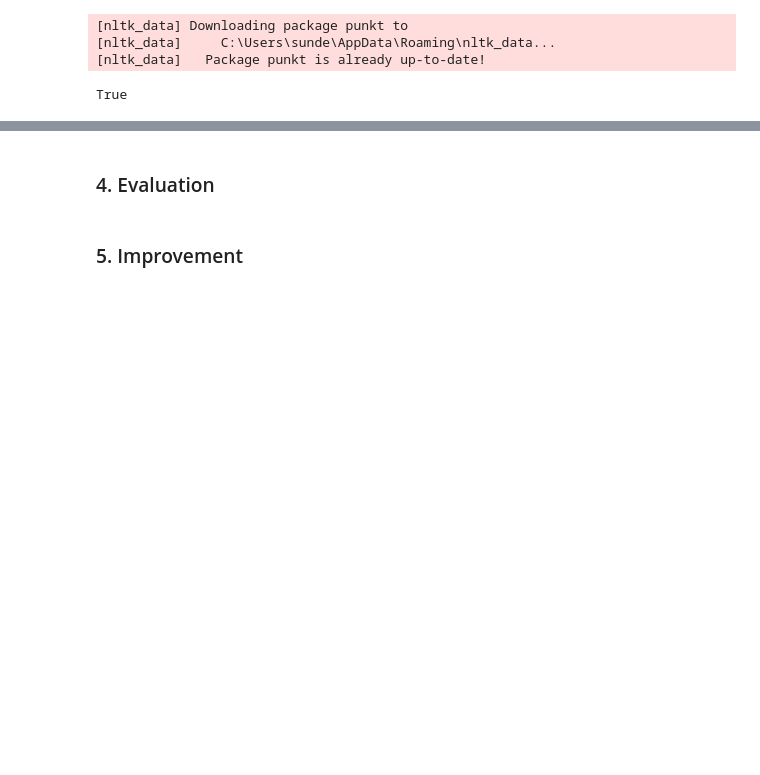
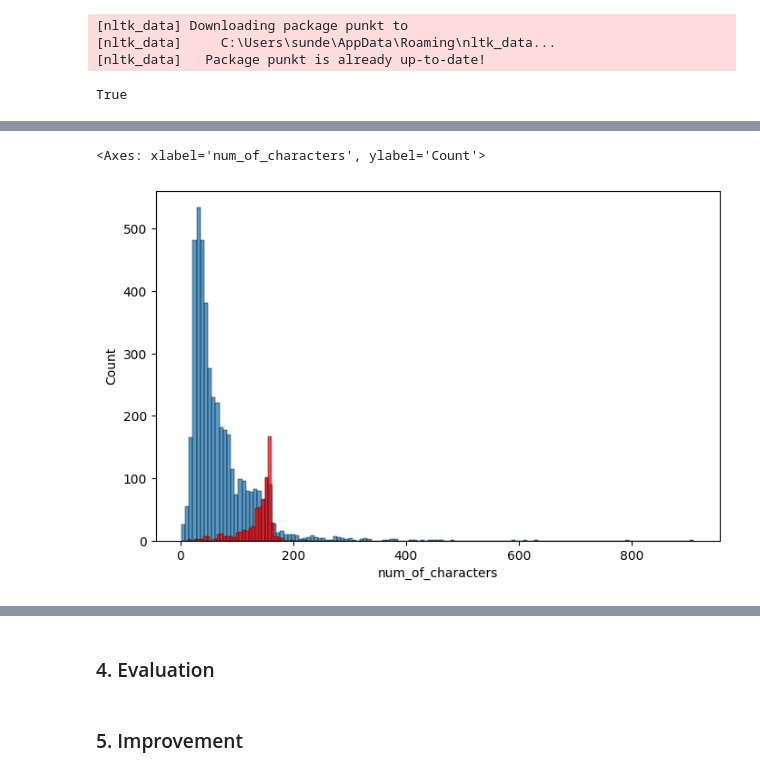
Before and after one commit to SundeepChaluvadi/Email-Spam-Classifier, a Jupyter notebook: Analysis.ipynb, the cells around one changed output, grey strips where cells are left out. Saved outputs shown, nothing was run; the diff lists cells and outputs as text; code cells hidden in the pictures; blank space fills up the shorter version.

```diff
--- a/Analysis.ipynb
+++ b/Analysis.ipynb
@@ -126,4 +126,4 @@ nltk.download('punkt')
 [nltk_data]   Package punkt is already up-to-date!
 True
 # %%
-Email_classifier_df['text']
+Email_classifier_df['num_of_characters'] = Email_classifier_df['text'].apply(len)
@@ -129,0 +139,3 @@ Email_classifier_df['text']
+# %%
+# Number of Words
+Email_classifier_df['num_of_words'] = Email_classifier_df['text'].apply(lambda x:len(nltk.word_tokenize(x)))
@@ -129,0 +151,2 @@ Email_classifier_df['text']
+# %%
+Email_classifier_df['num_of_sentences'] = Email_classifier_df['text'].apply(lambda x:nltk.sent_tokenize(x))
@@ -129,0 +191,7 @@ Email_classifier_df['text']
+# %%
+plt.figure(figsize=(8,5))
+sns.histplot(Email_classifier_df[Email_classifier_df['target'] == 0]['num_of_characters'])
+sns.histplot(Email_classifier_df[Email_classifier_df['target'] == 1]['num_of_characters'], color='red')
+# %% [output]
+<Axes: xlabel='num_of_characters', ylabel='Count'>
+[figure, added]
```
Also changed, not shown: parts of 12 cells of this notebook.
